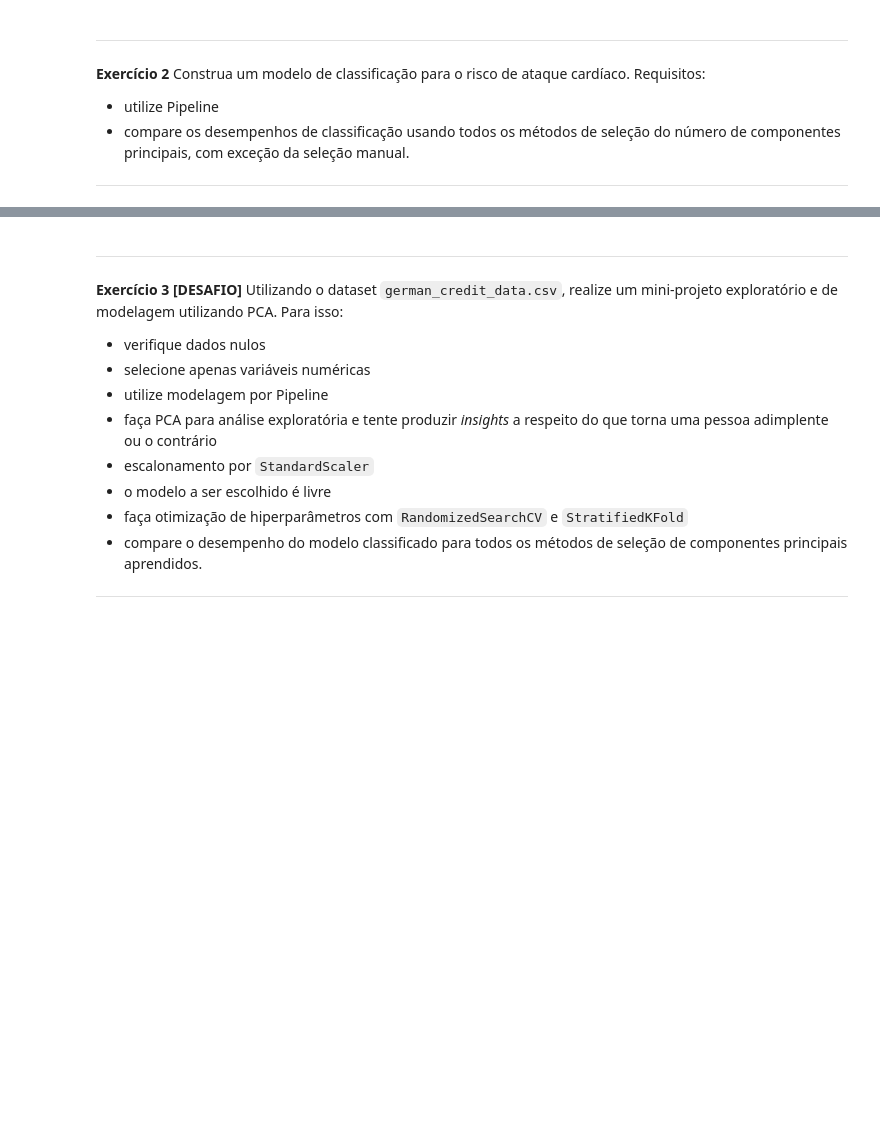
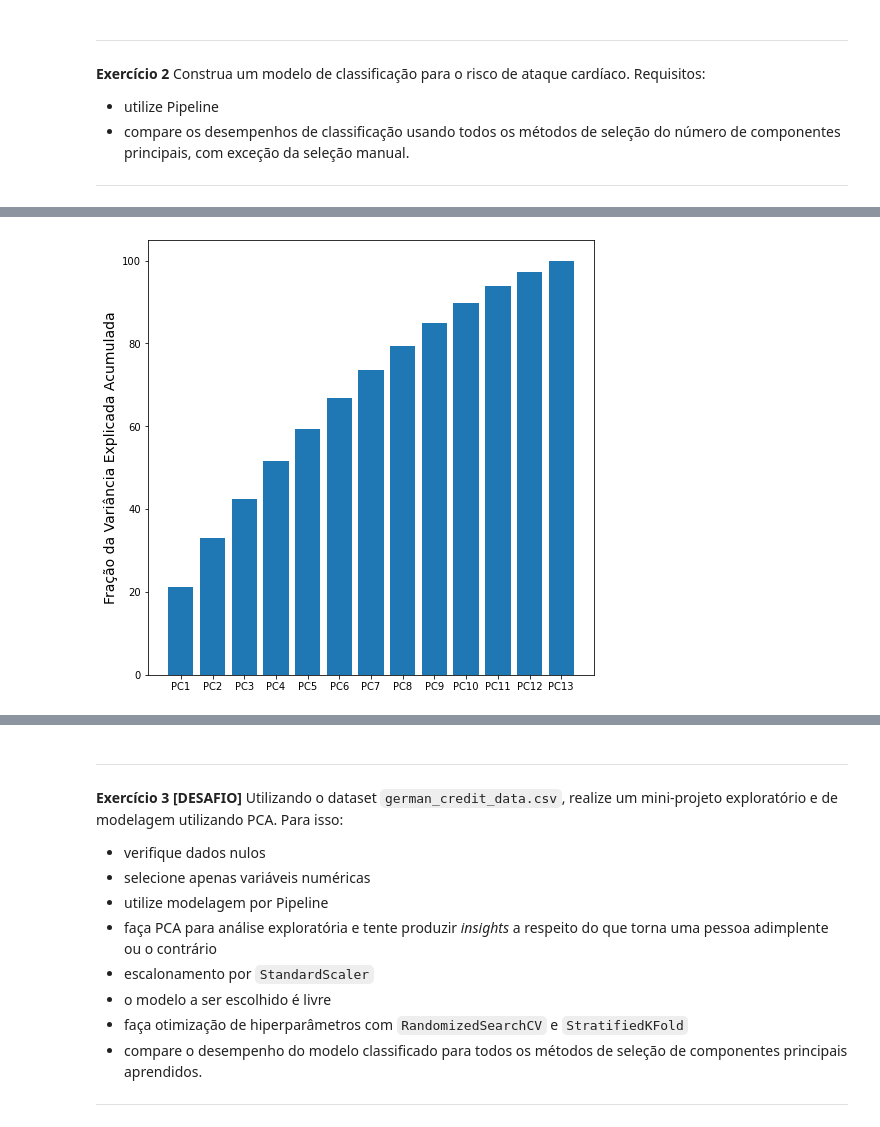
Before and after one commit to joaopasini/letscode_repository, a Jupyter notebook: Módulo 11 - Machine Learning III/Aula_1_ReducaoDimensionalidade_alunos.ipynb, the cells around one changed output, grey strips where cells are left out. Drawn from its saved outputs; the diff is of its cells as text; code cells hidden in the pictures; blank space fills up the shorter version.

```diff
--- a/Módulo 11 - Machine Learning III/Aula_1_ReducaoDimensionalidade_alunos.ipynb
+++ b/Módulo 11 - Machine Learning III/Aula_1_ReducaoDimensionalidade_alunos.ipynb
@@ -302,0 +320,4 @@ Nesse caso, o número de componentes a ser considerado, deveria ser apenas 1.
+# %%
+# carregando dados
+data_heart = pd.read_csv('heart.csv')
+data_heart.head()
@@ -302,0 +331,16 @@ Nesse caso, o número de componentes a ser considerado, deveria ser apenas 1.
+# %%
+# separando preditores
+x = data_heart.drop(['output'], axis=1)
+# %%
+# aplicando scaler
+scaler = StandardScaler().fit(x)
+x_s = pd.DataFrame(scaler.transform(x), columns=x.columns, index=x.index)
+# %%
+# aplicando a PCA
+pca_heart = PCA(random_state=42).fit(x_s)
+
+# criando as labels
+labels = [f'PC{i+1}' for i in range(pca_heart.n_components_)]
+
+# verificando componentes
+pd.DataFrame(pca_heart.components_, index=labels, columns=x_s.columns)
@@ -302,0 +362,8 @@ Nesse caso, o número de componentes a ser considerado, deveria ser apenas 1.
+# %%
+# analisar explicabilidade de variância acumulada
+plt.figure(figsize=(8, 8))
+plt.bar(labels, pca_heart.explained_variance_ratio_.cumsum()*100)
+plt.ylabel('Fração da Variância Explicada Acumulada', size=14)
+plt.show()
+# %% [output]
+[figure, added]
```
Also changed, not shown: parts of 6 cells of this notebook, 14 other files.
